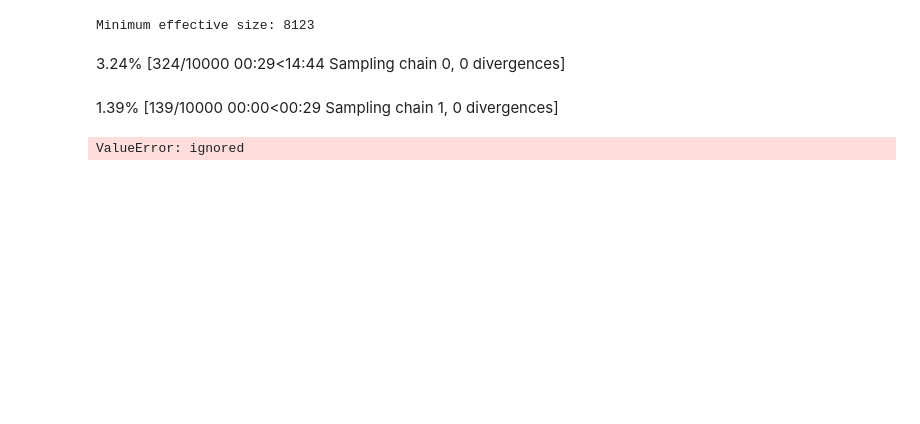
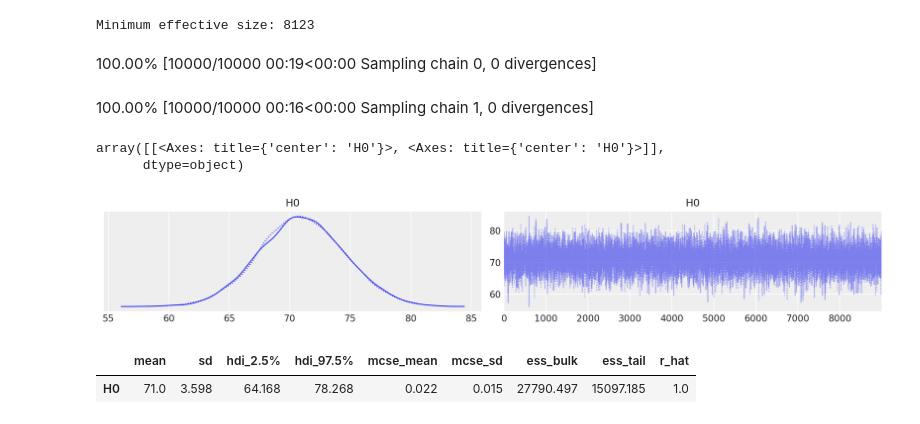
Before and after one commit to Raghuram-Veeramallu/Astro_Stat_Project2, a Jupyter notebook: Project2_Group3.ipynb, the cells around one changed output. Cells and saved outputs as stored; diff of their text form; code cells hidden in the pictures; blank space fills up the shorter version.

Commit message:
added confidence interval plot

```diff
--- a/Project2_Group3.ipynb
+++ b/Project2_Group3.ipynb
@@ -148,7 +148,7 @@ which involve standard choices for the hyperparameters of the normal and gamma d
 # %%
 #full model
 z = data["zcmb"]
-velocity = z*(3e8)
+velocity = z*(3e5)
 dist_mod = data["dist_moduli"]
 dist_mod_err = data["e_mu"]
 
@@ -179,10 +179,10 @@ with pm.Model() as model:
 
     #define modulus model with measurement error
     distance_mod = pm.Deterministic("distance_mod", m - (MB - alpha * X + beta * C))
-    distance = pm.Deterministic("distance",10**(distance_mod/5+1))
+    distance = pm.Deterministic("distance",10**(distance_mod/5-5))   #+7 to account for conversion from Pc to MPc
 
     #define response
-    Y = pm.Normal("velocity",mu=H0*distance,tau=1/1000,observed=velocity)
+    Y = pm.Normal("velocity",mu=H0*distance,tau=p,observed=velocity)
 # %%
 pm.model_to_graphviz(model)
 # %% [output]
@@ -207,6 +207,16 @@ Minimum effective size: 8123
 with model:
   trace = pm.sample(9000)
 # %% [output]
-3.24% [324/10000 00:29<14:44 Sampling chain 0, 0 divergences]
+100.00% [10000/10000 00:19<00:00 Sampling chain 0, 0 divergences]
-1.39% [139/10000 00:00<00:29 Sampling chain 1, 0 divergences]
+100.00% [10000/10000 00:16<00:00 Sampling chain 1, 0 divergences]
-ValueError: ignored
+# %%
+az.plot_trace(trace,var_names=["H0"])
+# %% [output]
+array([[<Axes: title={'center': 'H0'}>, <Axes: title={'center': 'H0'}>]],
+      dtype=object)
+[figure, added]
+# %%
+az.summary(trace,var_names=["H0"],round_to=3,hdi_prob=0.95)
+# %% [output]
+|  | mean | sd | hdi_2.5% | hdi_97.5% | mcse_mean | mcse_sd | ess_bulk | ess_tail | r_hat |
+| H0 | 71.0 | 3.598 | 64.168 | 78.268 | 0.022 | 0.015 | 27790.497 | 15097.185 | 1.0 |
```
Also changed, not shown: parts of 3 cells of this notebook.
